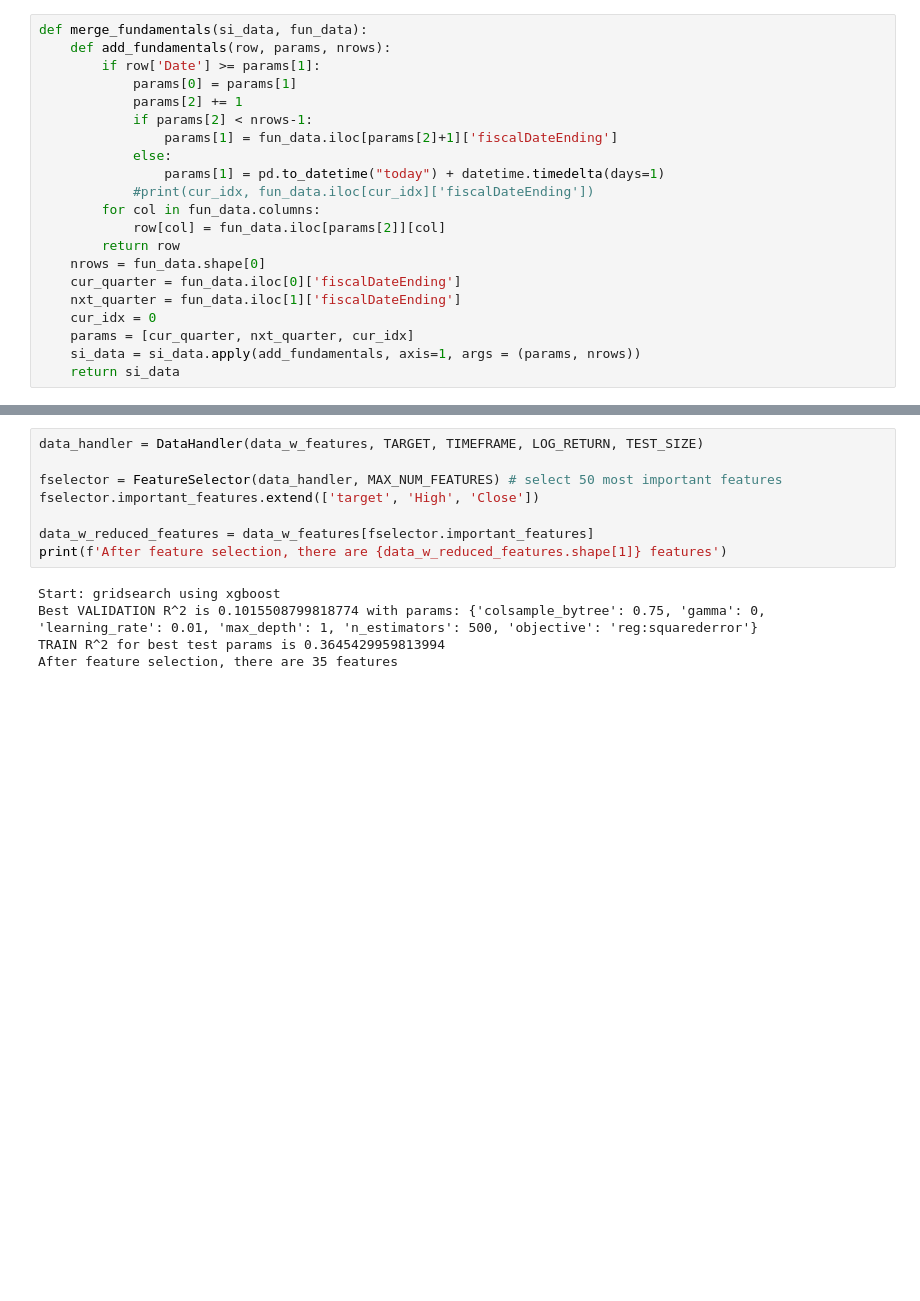
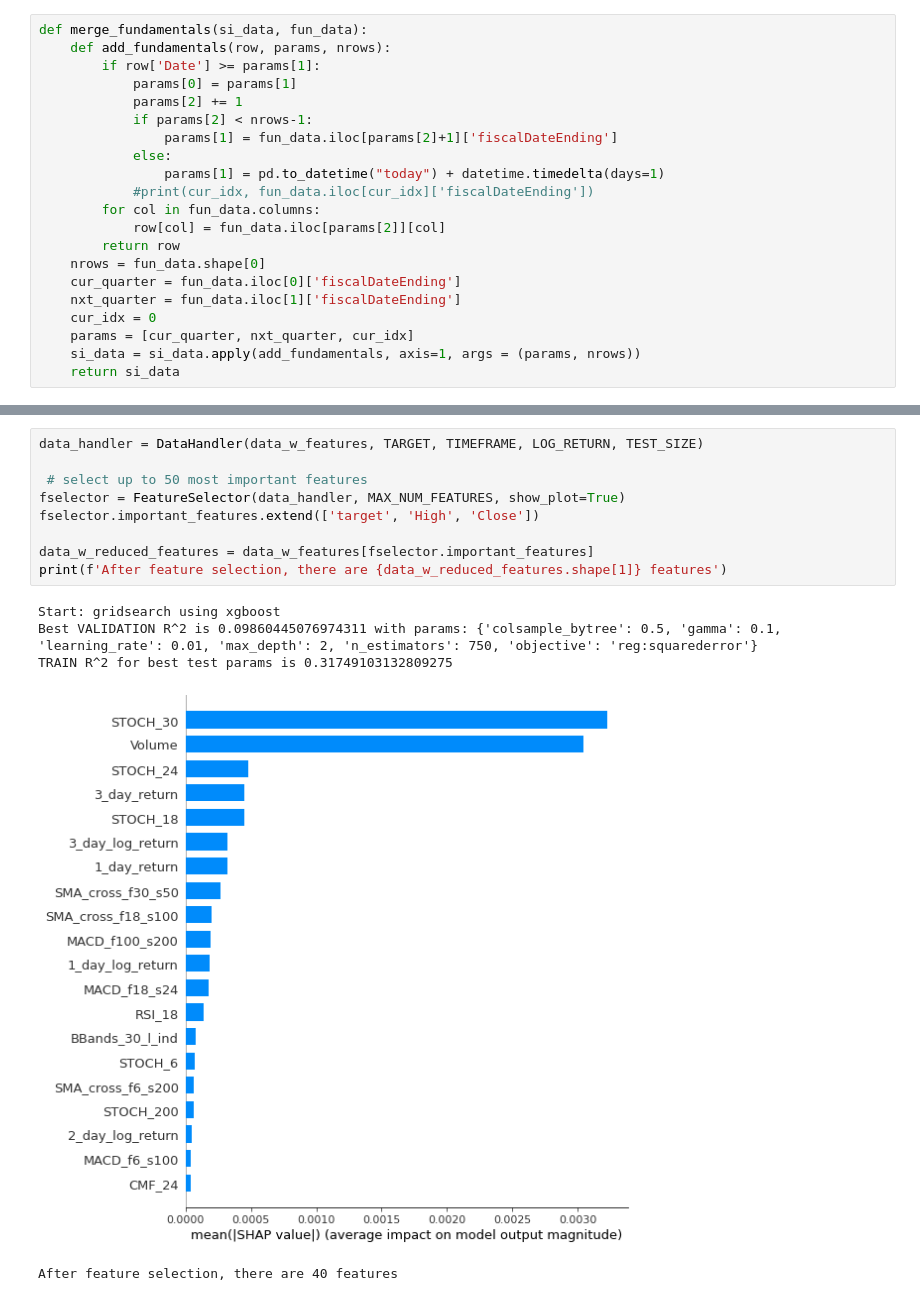
Before and after one commit to ss-github-code/stock_prediction, a Jupyter notebook: src/notebooks/RF.ipynb, the cells around one changed output, grey strips where cells are left out. Cells and saved outputs as stored; diff of their text form; blank space fills up the shorter version.

```diff
--- a/src/notebooks/RF.ipynb
+++ b/src/notebooks/RF.ipynb
@@ -60,16 +63,18 @@ After technical analysis there are 278 features
 # %%
 data_handler = DataHandler(data_w_features, TARGET, TIMEFRAME, LOG_RETURN, TEST_SIZE)
 
-fselector = FeatureSelector(data_handler, MAX_NUM_FEATURES) # select 50 most important features
+ # select up to 50 most important features
+fselector = FeatureSelector(data_handler, MAX_NUM_FEATURES, show_plot=True)
 fselector.important_features.extend(['target', 'High', 'Close'])
 
 data_w_reduced_features = data_w_features[fselector.important_features]
 print(f'After feature selection, there are {data_w_reduced_features.shape[1]} features')
 # %% [output]
 Start: gridsearch using xgboost
-Best VALIDATION R^2 is 0.1015508799818774 with params: {'colsample_bytree': 0.75, 'gamma': 0, 'learning_rate': 0.01, 'max_depth': 1, 'n_estimators': 500, 'objective': 'reg:squarederror'}
-TRAIN R^2 for best test params is 0.3645429959813994
-After feature selection, there are 35 features
+Best VALIDATION R^2 is 0.09860445076974311 with params: {'colsample_bytree': 0.5, 'gamma': 0.1, 'learning_rate': 0.01, 'max_depth': 2, 'n_estimators': 750, 'objective': 'reg:squarederror'}
+TRAIN R^2 for best test params is 0.31749103132809275
+[figure, added]
+After feature selection, there are 40 features
 # %%
 data_w_reduced_features.reset_index(inplace=True) # 'Date' needs to back as a column
 data_handler = DataHandler(data_w_reduced_features, TARGET, TIMEFRAME, LOG_RETURN, TEST_SIZE)
```
Also changed, not shown: parts of 4 cells of this notebook, 26 other files.
